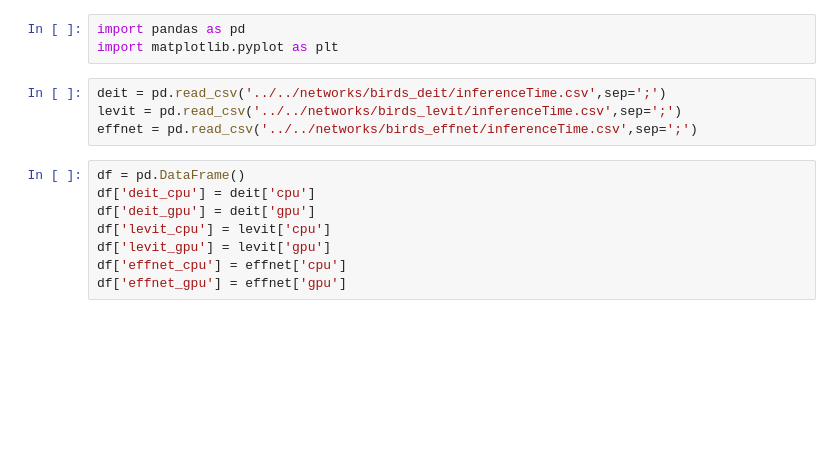
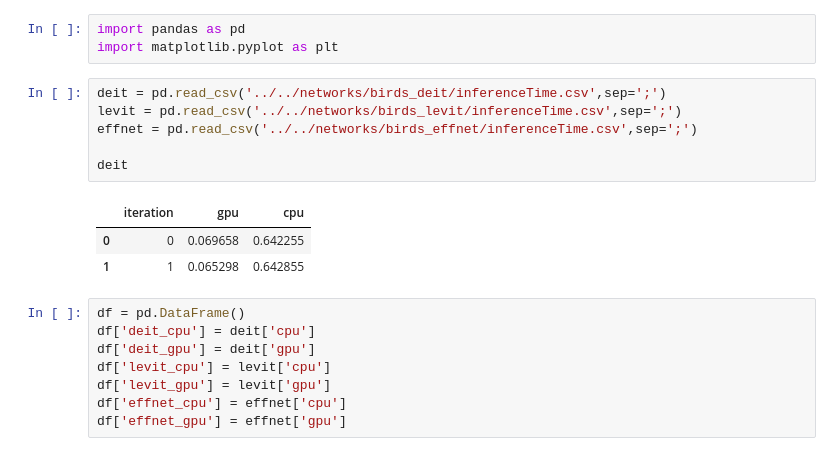
Before and after one commit to SimonKmr/DeitProject, a Jupyter notebook: analysis/notebooks/InferenceTime.ipynb, the cells around one changed output. Drawn from its saved outputs; the diff is of its cells as text; blank space fills up the shorter version.

```diff
--- a/analysis/notebooks/InferenceTime.ipynb
+++ b/analysis/notebooks/InferenceTime.ipynb
@@ -4,7 +4,13 @@ import matplotlib.pyplot as plt
 # %%
 deit = pd.read_csv('../../networks/birds_deit/inferenceTime.csv',sep=';')
 levit = pd.read_csv('../../networks/birds_levit/inferenceTime.csv',sep=';')
 effnet = pd.read_csv('../../networks/birds_effnet/inferenceTime.csv',sep=';')
+
+deit
+# %% [output]
+|  | iteration | gpu | cpu |
+| 0 | 0 | 0.069658 | 0.642255 |
+| 1 | 1 | 0.065298 | 0.642855 |
 # %%
 df = pd.DataFrame()
 df['deit_cpu'] = deit['cpu']
```
Also changed, not shown: parts of 7 cells of this notebook, 7 other files.
